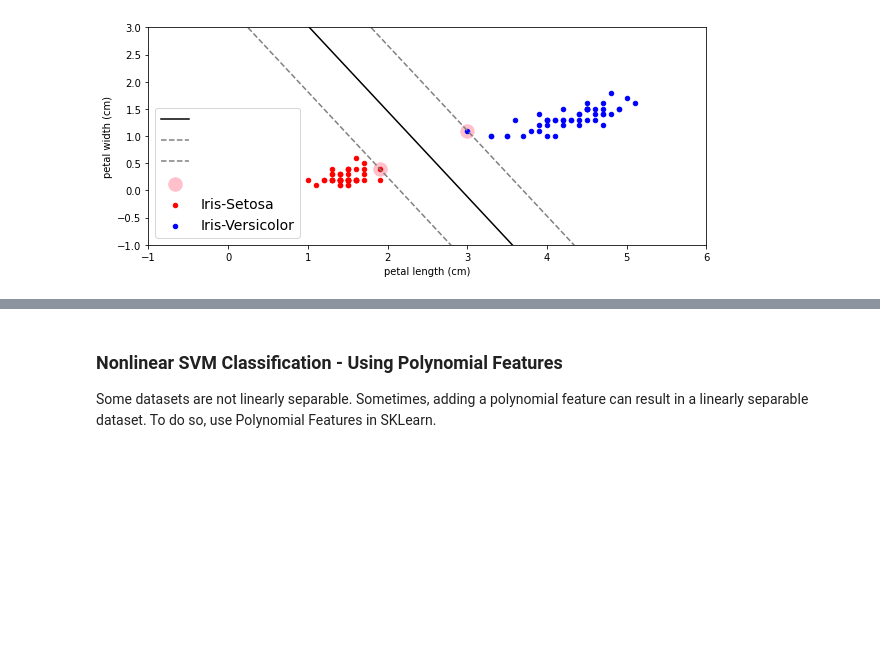
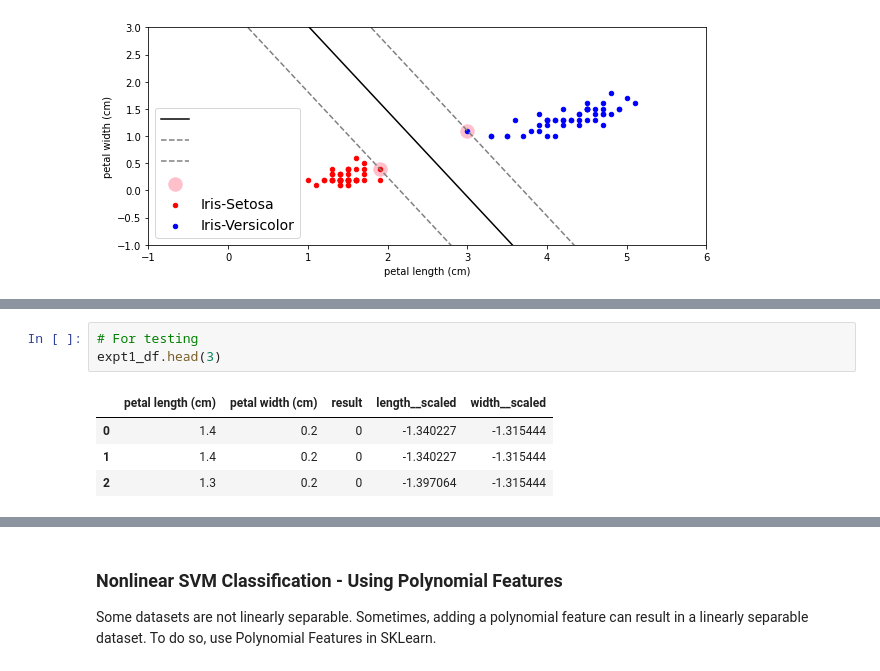
Before and after one commit to bryanblackbee/topic__hands-on-machine-learning, a Jupyter notebook: chap05/05-textbook-support-vector-machines-01.ipynb, the cells around one changed output, grey strips where cells are left out. Saved outputs shown, nothing was run; the diff lists cells and outputs as text; blank space fills up the shorter version.

```diff
--- a/chap05/05-textbook-support-vector-machines-01.ipynb
+++ b/chap05/05-textbook-support-vector-machines-01.ipynb
@@ -126,0 +130,8 @@ LinearSVC(C=1, class_weight=None, dual=True, fit_intercept=True,
+# %%
+# For testing
+expt1_df.head(3)
+# %% [output]
+|  | petal length (cm) | petal width (cm) | result | length__scaled | width__scaled |
+| 0 | 1.4 | 0.2 | 0 | -1.340227 | -1.315444 |
+| 1 | 1.4 | 0.2 | 0 | -1.340227 | -1.315444 |
+| 2 | 1.3 | 0.2 | 0 | -1.397064 | -1.315444 |
```
Also changed, not shown: parts of 10 cells of this notebook.
